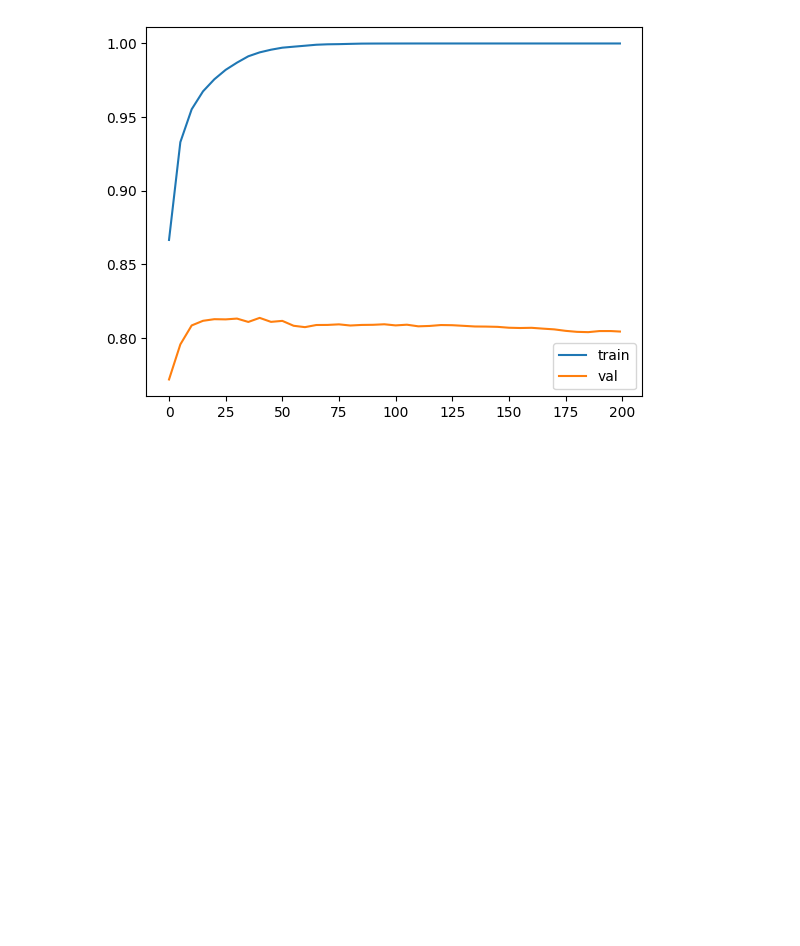
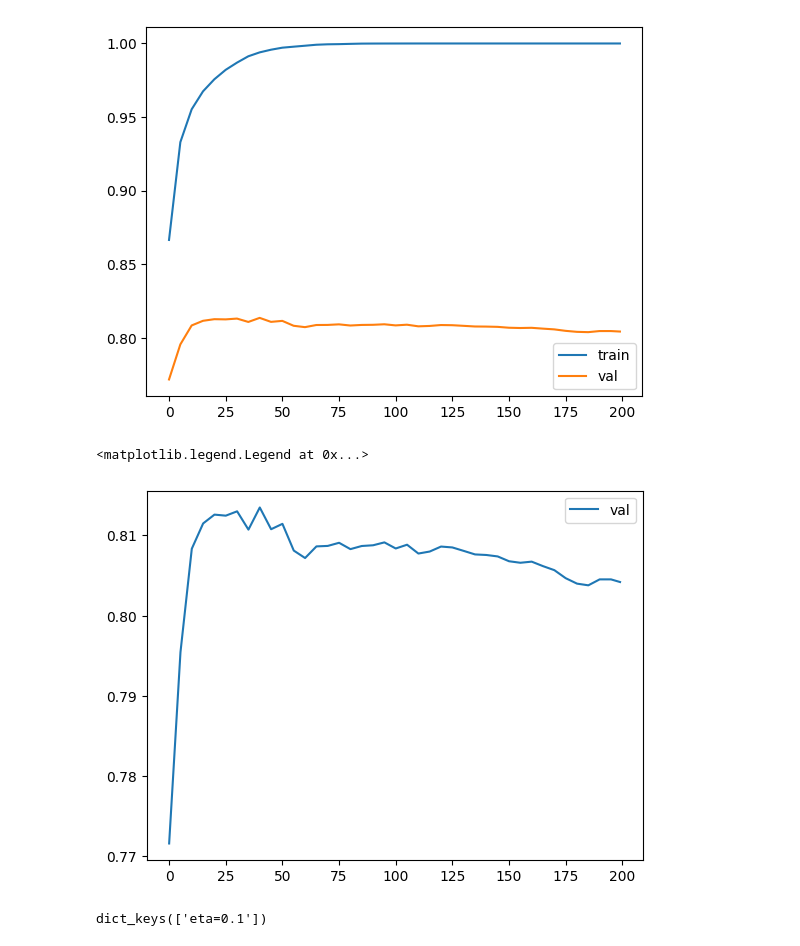
Before and after one commit to timmy-cde/ml-zoomcamp-hw, a Jupyter notebook: 06_trees/lesson.ipynb, the cells around one changed output. Drawn from its saved outputs; the diff is of its cells as text; code cells hidden in the pictures; blank space fills up the shorter version.

```diff
--- a/06_trees/lesson.ipynb
+++ b/06_trees/lesson.ipynb
@@ -774,3 +775,9 @@ plt.legend()
 # %% [output]
 <matplotlib.legend.Legend at 0x...>
 [figure]
+# %%
+plt.plot(df_score.num_iter, df_score.val_auc, label='val')
+plt.legend()
+# %% [output]
+<matplotlib.legend.Legend at 0x...>
+[figure, added]
@@ -776,0 +809,4 @@ plt.legend()
+# %%
+scores.keys()
+# %% [output]
+dict_keys(['eta=0.1'])
```
Also changed, not shown: parts of 34 cells of this notebook.
